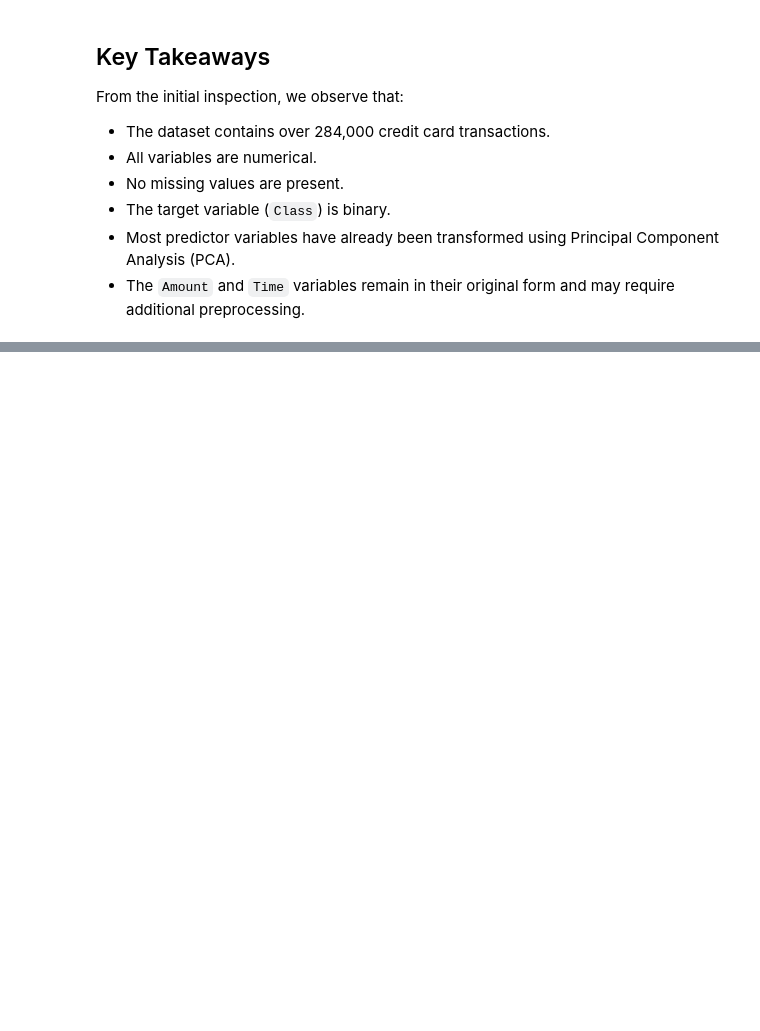
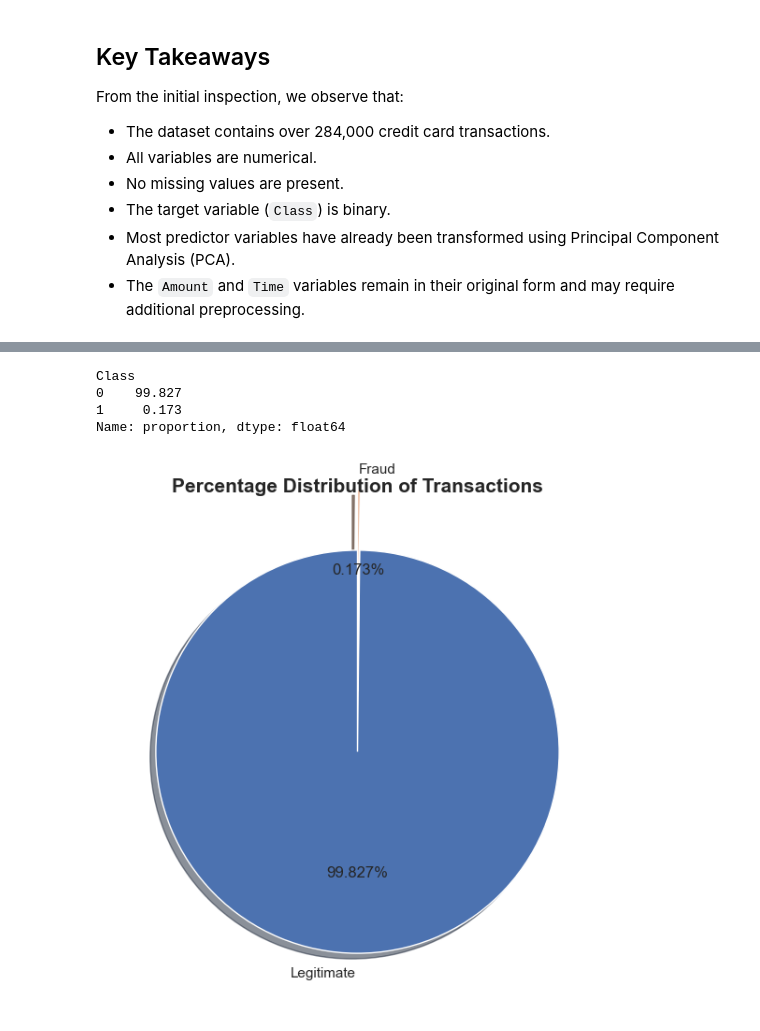
Before and after one commit to che-francis/Credit-Card-Fraud-Detection, a Jupyter notebook: notebooks/Credit_Card_Fraud_Detection.ipynb, the cells around one changed output, grey strips where cells are left out. Drawn from its saved outputs; the diff is of its cells as text; code cells hidden in the pictures; blank space fills up the shorter version.

```diff
--- a/notebooks/Credit_Card_Fraud_Detection.ipynb
+++ b/notebooks/Credit_Card_Fraud_Detection.ipynb
@@ -201,0 +266,40 @@ From the initial inspection, we observe that:
+# %%
+# Percentage Distribution
+
+
+percentage = (
+    df["Class"]
+    .value_counts(normalize=True)
+    *100
+).round(3)
+
+percentage
+# %% [output]
+Class
+0    99.827
+1     0.173
+Name: proportion, dtype: float64
+# %%
+plt.figure(figsize=(7,7))
+
+explode = (0,0.3)
+
+plt.pie(
+    percentage,
+    labels=["Legitimate","Fraud"],
+    autopct="%1.3f%%",
+    colors=["#4C72B0","#DD8452"],
+    explode=explode,
+    startangle=90,
+    shadow=True
+)
+
+plt.title(
+    "Percentage Distribution of Transactions",
+    fontsize=15,
+    fontweight="bold"
+)
+
+plt.show()
+# %% [output]
+[figure, added]
```
Also changed, not shown: parts of 8 cells of this notebook.
